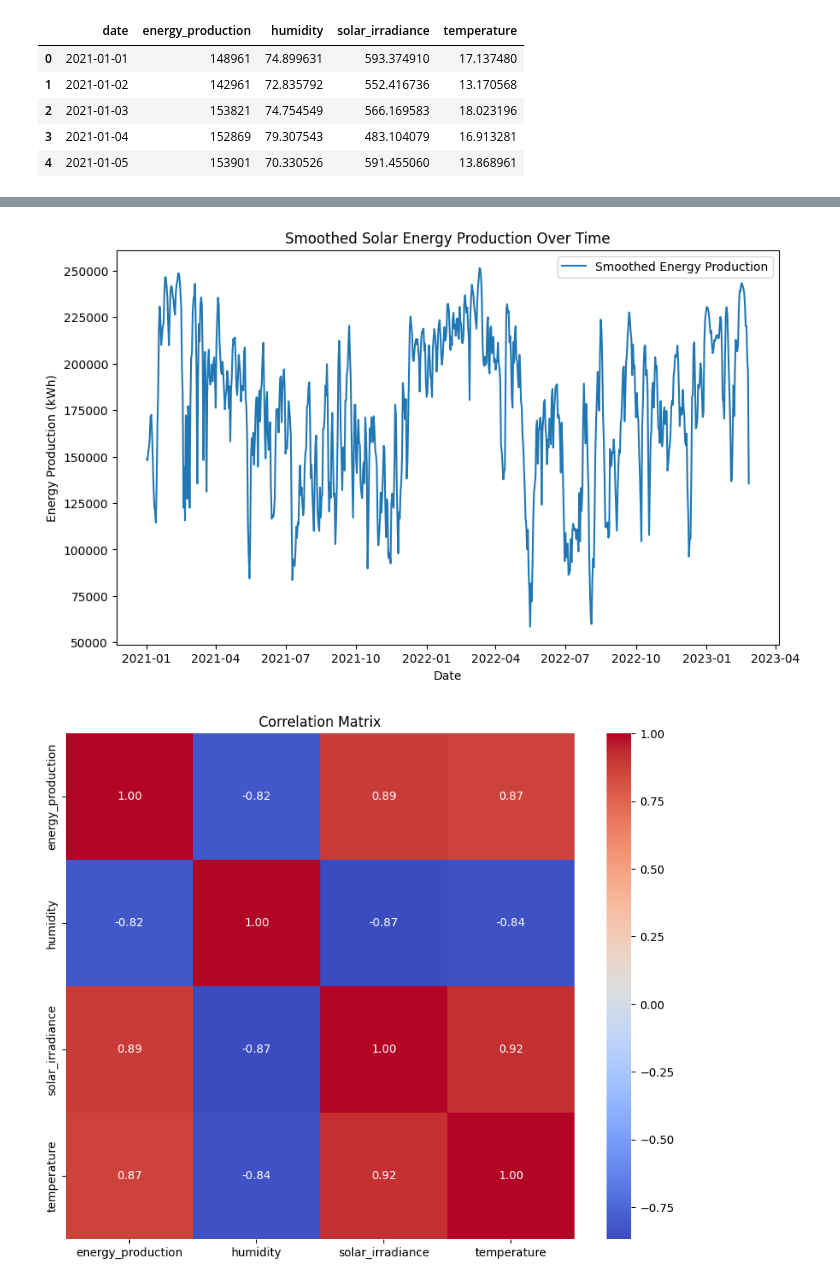
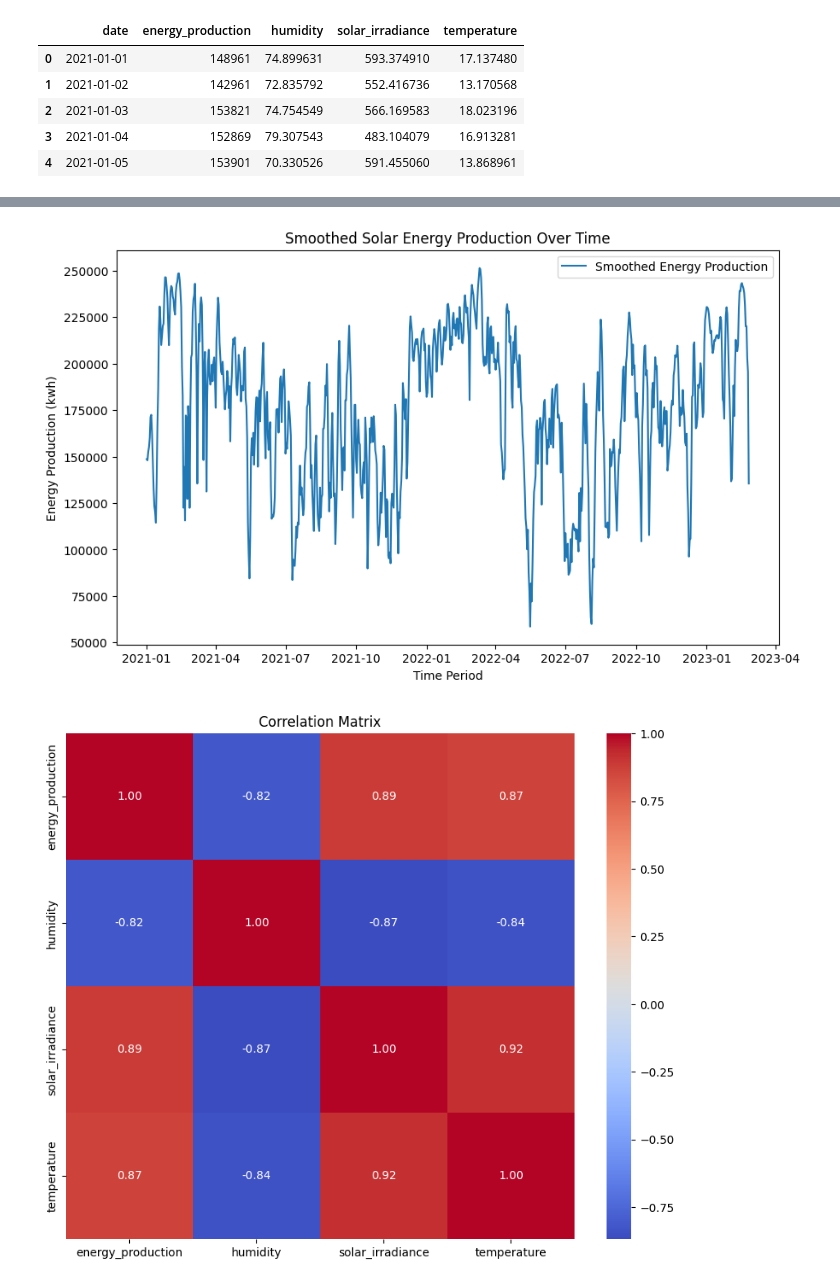
Before and after one commit to Jamesupback/solar, a Jupyter notebook: minor/models/master.ipynb, the cells around one changed output, grey strips where cells are left out. Saved outputs shown, nothing was run; the diff lists cells and outputs as text; code cells hidden in the pictures.

```diff
--- a/minor/models/master.ipynb
+++ b/minor/models/master.ipynb
@@ -42,31 +45,31 @@ plt.show()
 # %%
 # from scipy.signal import savgol_filter
 # Apply Savitzky-Golay filter with a window size of 7 and polynomial order of 2
 #data['energy_production'] = savgol_filter(data['energy_production'], window_length=7, polyorder=2)
 
 from pykalman import KalmanFilter
 # Initialize the Kalman Filter
 kf = KalmanFilter(initial_state_mean=data['energy_production'].iloc[0], n_dim_obs=1)
 # Apply the Kalman Filter to smooth the energy production data
 data['energy_production'], _ = kf.smooth(data['energy_production'])
 
 # Apply a moving average with a window size of 7 days
 #data['energy_production'] = data['energy_production'].rolling(window=7, min_periods=1).mean()
 
 #exponential moving average with a span of 7 days
 #data['energy_production'] = data['energy_production'].ewm(span=7, adjust=False).mean()
 
 
 # smoothed energy production over time
 plt.figure(figsize=(10,6))
 plt.plot(data['date'], data['energy_production'], label='Smoothed Energy Production')
-plt.xlabel('Date')
-plt.ylabel('Energy Production (kWh)')
+plt.xlabel('Time Period')
+plt.ylabel('Energy Production (kwh)')
 plt.title('Smoothed Solar Energy Production Over Time')
 plt.legend()
 plt.show()
 # %% [output]
-[figure, old version]
+[figure, new version]
 # %%
 # Filter out non-numeric columns for correlation matrix
 numeric_data = data.select_dtypes(include=[np.number])
```
Also changed, not shown: parts of 18 cells of this notebook, 1 other file.
